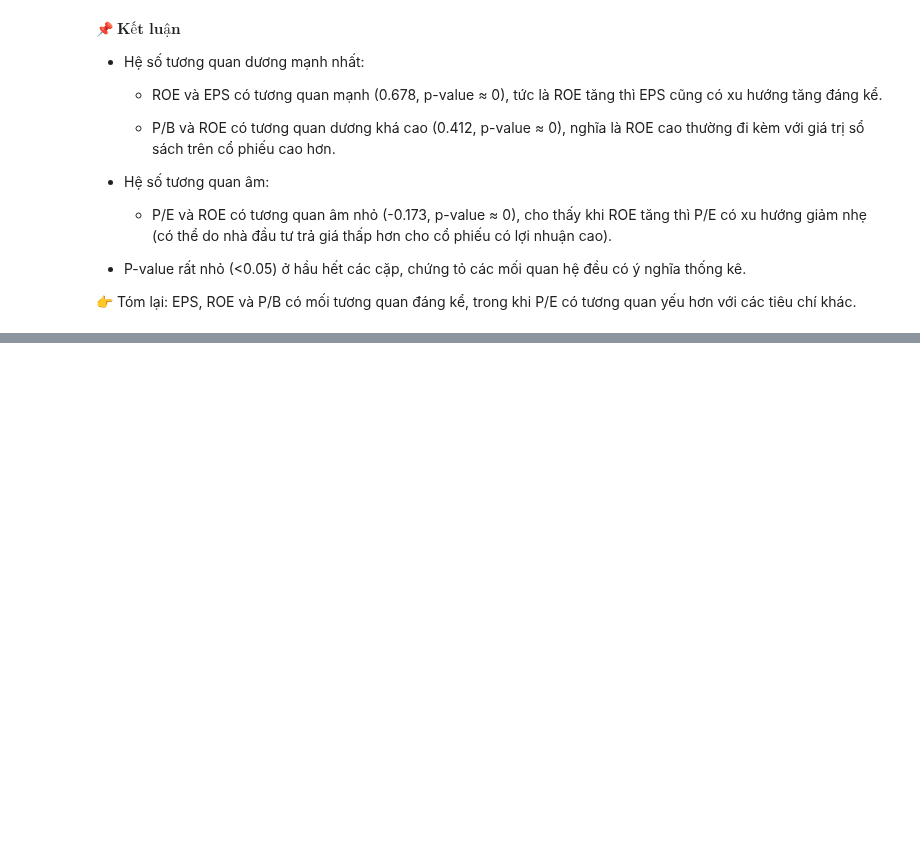
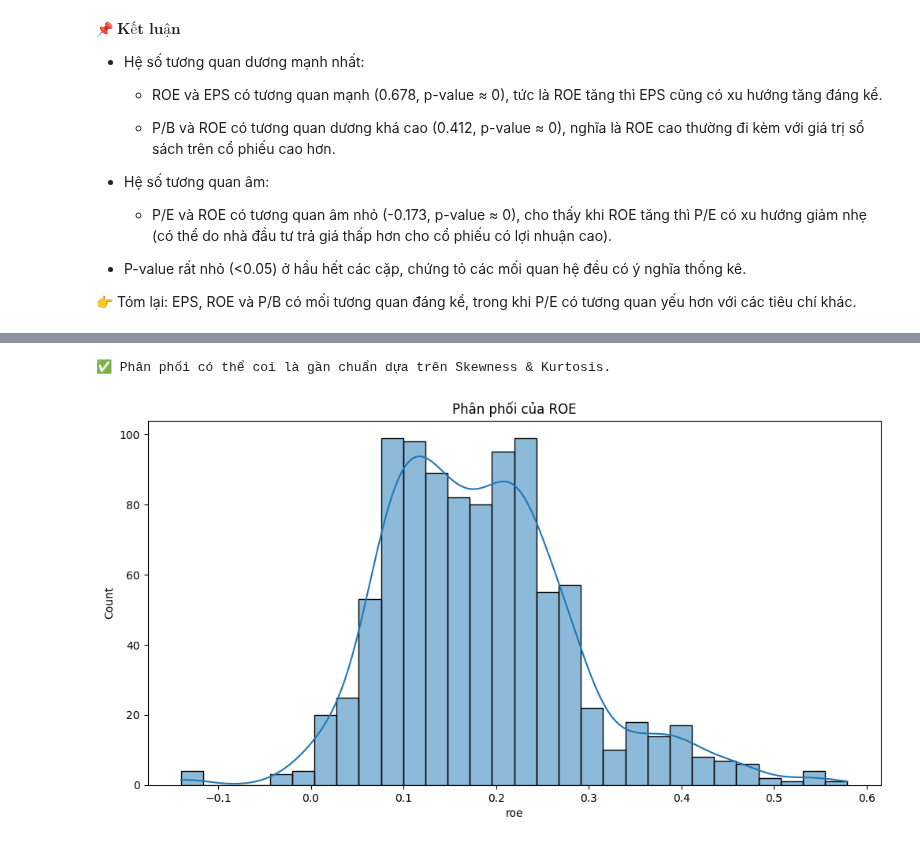
Before and after one commit to HaiAu2501/Try-Some-Models, a Jupyter notebook: ROUND_2/data/vn30/metric/Hypothesis testing.ipynb, the cells around one changed output, grey strips where cells are left out. Drawn from its saved outputs; the diff is of its cells as text; code cells hidden in the pictures; blank space fills up the shorter version.

```diff
--- a/ROUND_2/data/vn30/metric/Hypothesis testing.ipynb
+++ b/ROUND_2/data/vn30/metric/Hypothesis testing.ipynb
@@ -549,8 +376,8 @@ industry_mapping = {
 }
 
 # Thêm cột nhóm ngành
-df["industry"] = df["company"].map(industry_mapping).fillna("Other")
+df_combined["industry"] = df_combined["company"].map(industry_mapping).fillna("Other")
 
 # Kiểm tra kết quả
-print(df.head())
+print(df_combined.head())
 # %% [output]
@@ -662,0 +397,9 @@ H8: Công ty P/E thấp có ROE cao hơn? nan
+# %%
+# 🔹 Tạo 4 đặc trưng mới
+df_combined['pe_roe_ratio'] = df_combined['price_to_earning'] / df_combined['roe']
+df_combined['pb_roe_ratio'] = df_combined['price_to_book'] / df_combined['roe']
+df_combined['eps_quarter_growth'] = df_combined.groupby('company')['earning_per_share'].pct_change()
+df_combined['roe_moving_avg'] = df_combined.groupby('company')['roe'].rolling(window=2).mean().reset_index(level=0, drop=True)
+
+# Loại bỏ giá trị NaN sinh ra do `pct_change` và `rolling`
+df.dropna(inplace=True)
@@ -662,0 +486,18 @@ H8: Công ty P/E thấp có ROE cao hơn? nan
+# %%
+# 🔹 Kiểm tra Skewness & Kurtosis
+skewness = stats.skew(df_combined['roe'])
+kurt = stats.kurtosis(df_combined['roe'])
+
+# 🔹 Kết luận
+if abs(skewness) < 0.7 and abs(kurt) < 3.5:
+    print("✅ Phân phối có thể coi là gần chuẩn dựa trên Skewness & Kurtosis.\n")
+else:
+    print("❌ Phân phối không tuân theo phân phối chuẩn do lệch hoặc có đuôi dài.\n")
+# 🔹 3. Vẽ biểu đồ trực quan
+plt.figure(figsize=(12, 6))
+sns.histplot(df_combined['roe'], kde=True, bins=30)
+plt.title("Phân phối của ROE")
+plt.show()
+# %% [output]
+✅ Phân phối có thể coi là gần chuẩn dựa trên Skewness & Kurtosis.
+[figure, added]
```
Also changed, not shown: parts of 27 cells of this notebook.
